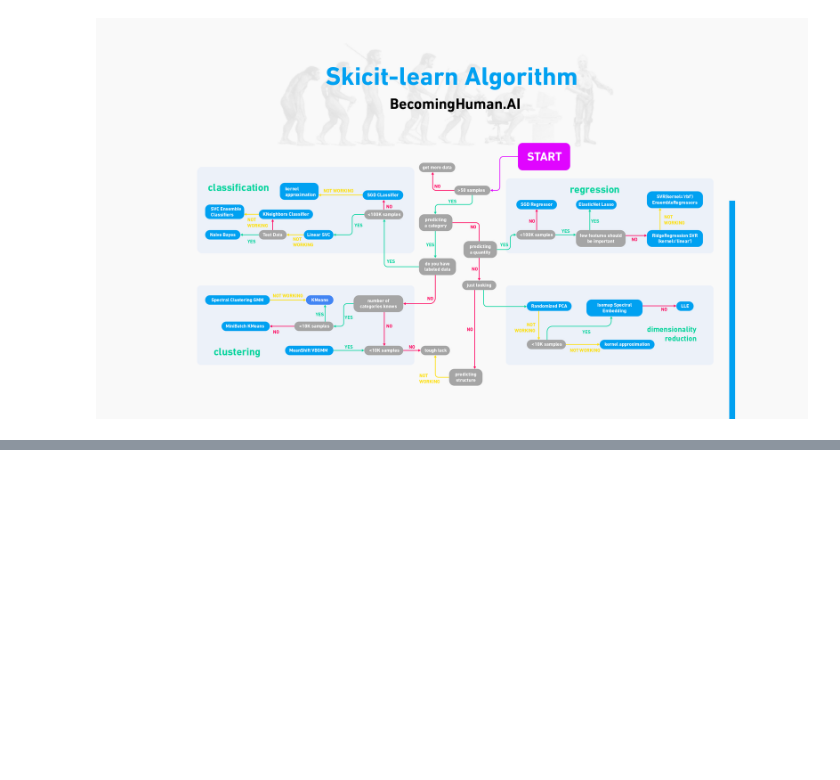
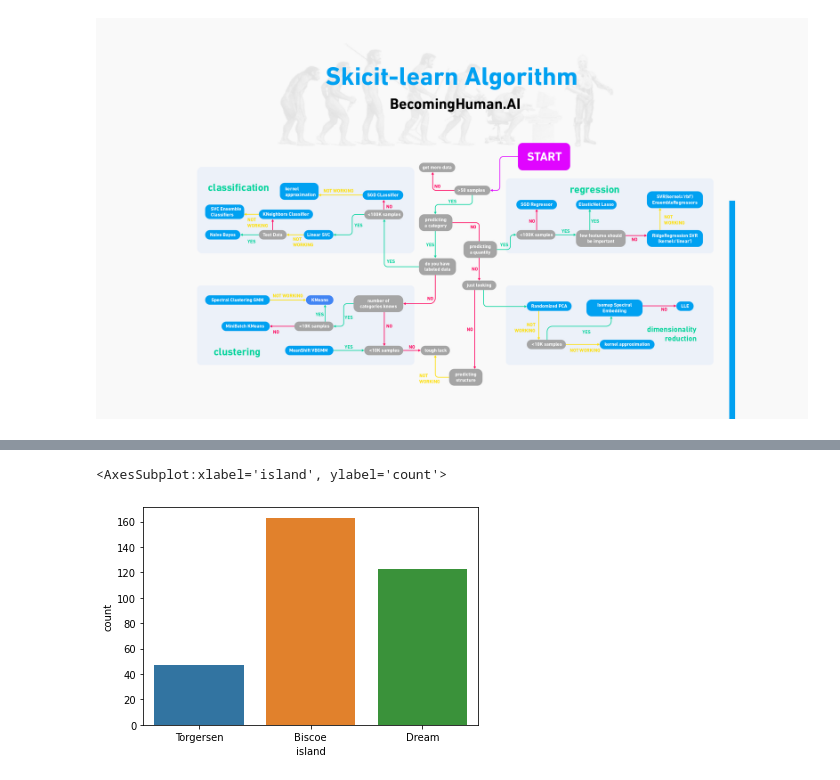
Before and after one commit to mobm65/ML-S, a Jupyter notebook: Scikit-Learn Jupyter Notebook.ipynb, the cells around one changed output, grey strips where cells are left out. Drawn from its saved outputs; the diff is of its cells as text; code cells hidden in the pictures; blank space fills up the shorter version.

```diff
--- a/Scikit-Learn Jupyter Notebook.ipynb
+++ b/Scikit-Learn Jupyter Notebook.ipynb
@@ -42,0 +122,6 @@ dataset.head()
+# %%
+#Exploring the data, how many penguins on each island
+sns.countplot(x = "island", data = dataset)
+# %% [output]
+<AxesSubplot:xlabel='island', ylabel='count'>
+[figure, added]
```
Also changed, not shown: parts of 25 cells of this notebook.
